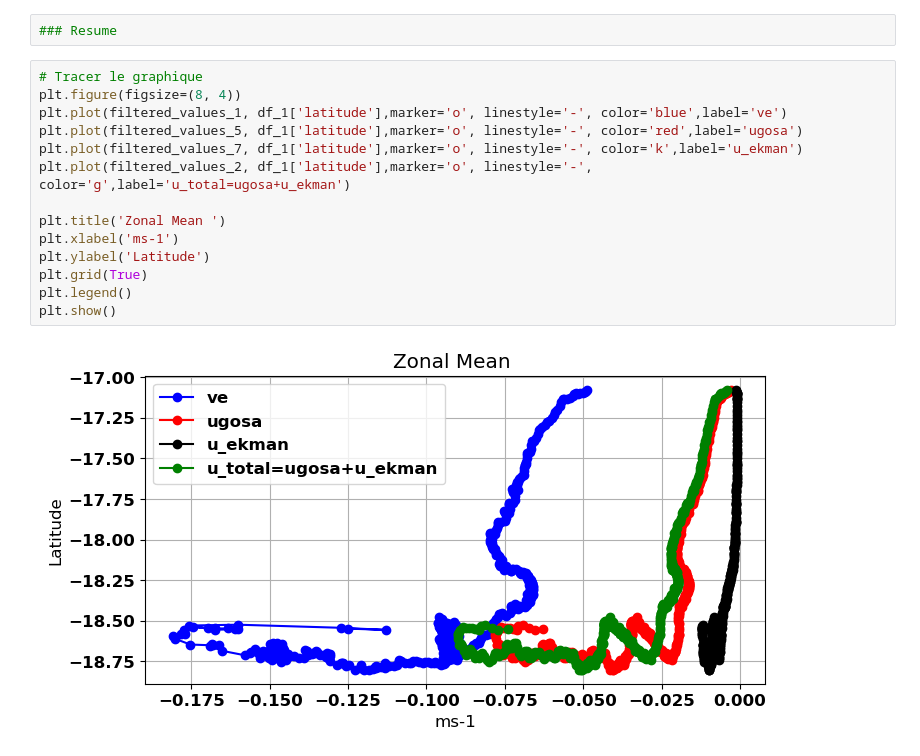
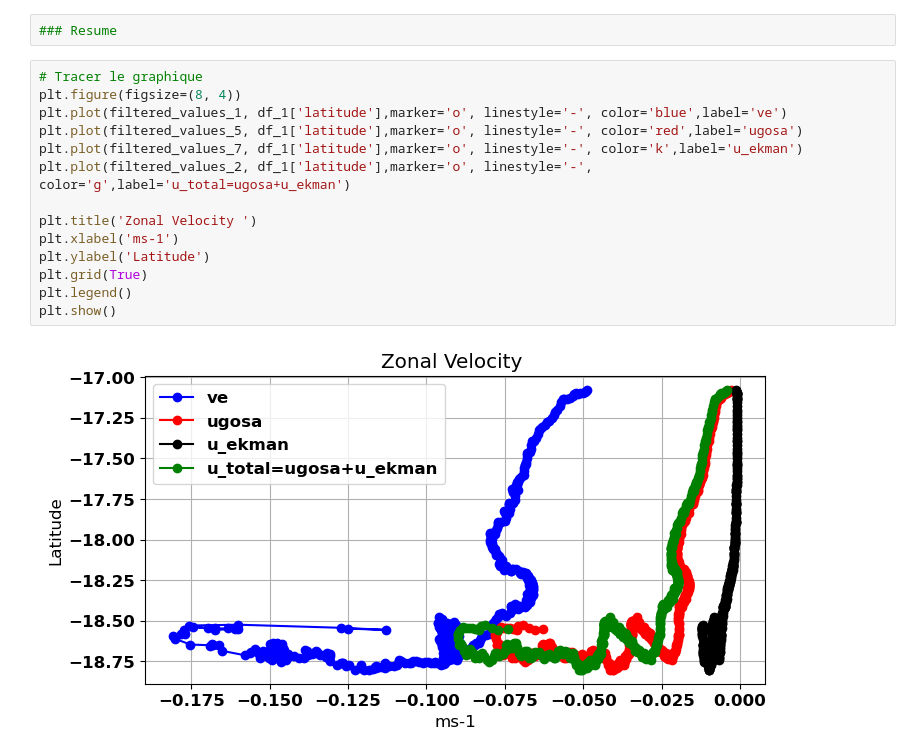
Before and after one commit to Julio-Leonel-Donfack/Courants-Derivants-Cmems, a Jupyter notebook: CMEMS_notebooks/7-courant-combine-drifter-plus-cmems-1.ipynb, the cells around one changed output. Drawn from its saved outputs; the diff is of its cells as text.

```diff
--- a/CMEMS_notebooks/7-courant-combine-drifter-plus-cmems-1.ipynb
+++ b/CMEMS_notebooks/7-courant-combine-drifter-plus-cmems-1.ipynb
@@ -860,19 +860,19 @@ plt.show()
 # %%
 # Tracer le graphique
 plt.figure(figsize=(8, 4))
 plt.plot(filtered_values_1, df_1['latitude'],marker='o', linestyle='-', color='blue',label='ve')
 plt.plot(filtered_values_5, df_1['latitude'],marker='o', linestyle='-', color='red',label='ugosa')
 plt.plot(filtered_values_7, df_1['latitude'],marker='o', linestyle='-', color='k',label='u_ekman')
 plt.plot(filtered_values_2, df_1['latitude'],marker='o', linestyle='-', color='g',label='u_total=ugosa+u_ekman')
 
-plt.title('Zonal Mean ')
+plt.title('Zonal Velocity ')
 plt.xlabel('ms-1')
 plt.ylabel('Latitude')
 plt.grid(True)
 plt.legend()
 plt.show()
 # %% [output]
-[figure, old version]
+[figure, new version]
 # %%
 # Tracer le graphique
 plt.figure(figsize=(8, 4))
```
Also changed, not shown: parts of 11 cells of this notebook.
